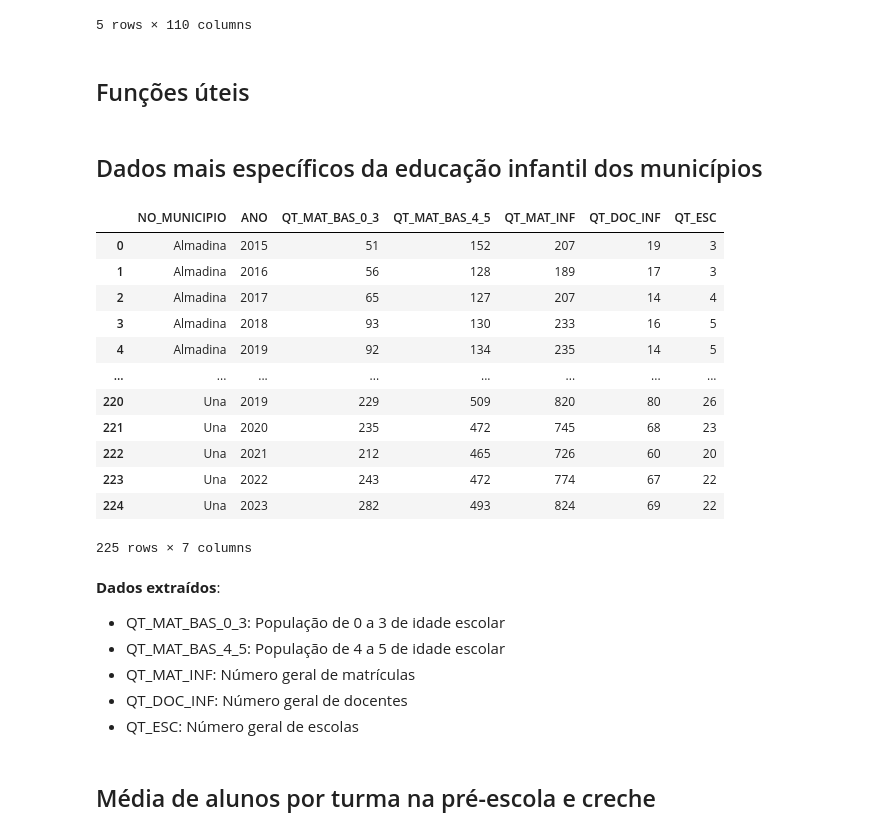
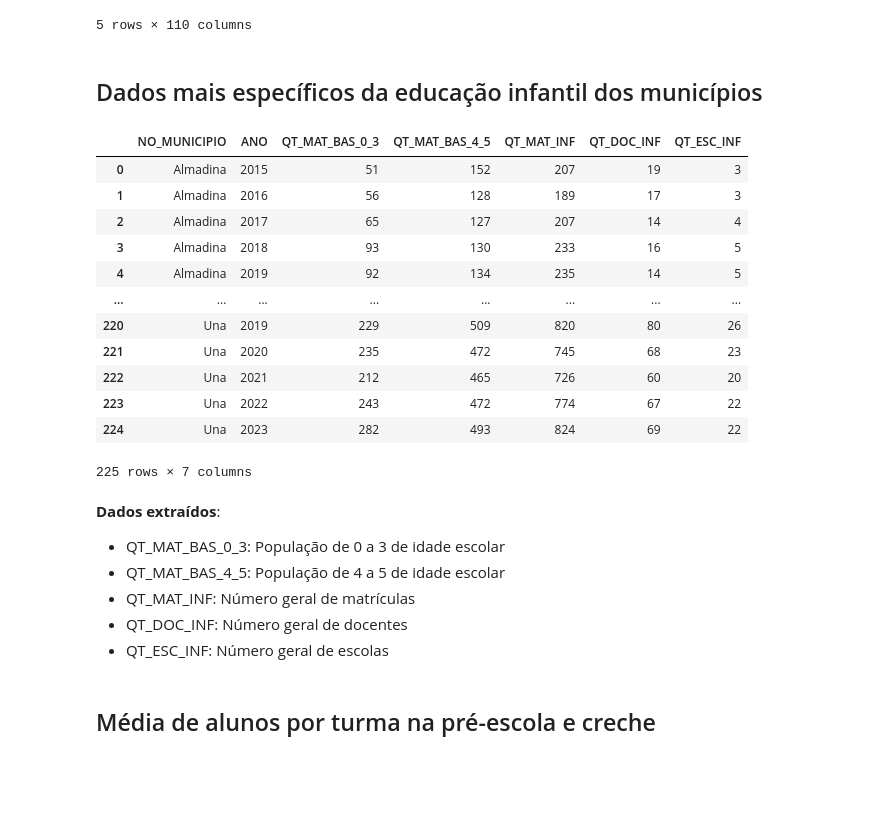
Before and after one commit to matheusssilva991/tj_educacao, a Jupyter notebook: src/tmp.ipynb, the cells around one changed output. Saved outputs shown, nothing was run; the diff lists cells and outputs as text; code cells hidden in the pictures; blank space fills up the shorter version.

```diff
--- a/src/tmp.ipynb
+++ b/src/tmp.ipynb
@@ -19,5 +25,3 @@ df.head()
 | 3 | Almadina | 2015 | Municipal | Não aplicável para escolas públicas | Rural | Escola não está em área de locali... | ... |
 | 4 | Almadina | 2015 | Municipal | Não aplicável para escolas públicas | Rural | Escola não está em área de locali... | ... |
 5 rows × 110 columns
-# %% [markdown]
-## Funções úteis
@@ -79,14 +30,14 @@ def get_prop_columns(df: pd.DataFrame, first_column: str, second_column: str) ->
 # %%
 columns = ['QT_MAT_BAS_0_3', 'QT_MAT_BAS_4_5', 'QT_MAT_INF', 'QT_DOC_INF']
 
 df_especifico = df[['NO_MUNICIPIO', 'ANO'] + columns].copy()
 df_especifico = replace_nao_aplicavel(df_especifico, columns)
-df_especifico['QT_ESC'] = df_especifico['QT_MAT_INF'].apply(lambda x: 1 if x > 0 else 0)
+df_especifico['QT_ESC_INF'] = df_especifico['QT_MAT_INF'].apply(lambda x: 1 if x > 0 else 0)
 
 df_especifico = df_especifico.groupby(by=["NO_MUNICIPIO", "ANO"], as_index=False).sum(numeric_only=True)
 df_especifico
 # %% [output]
-|  | NO_MUNICIPIO | ANO | QT_MAT_BAS_0_3 | QT_MAT_BAS_4_5 | QT_MAT_INF | QT_DOC_INF | QT_ESC |
+|  | NO_MUNICIPIO | ANO | QT_MAT_BAS_0_3 | QT_MAT_BAS_4_5 | QT_MAT_INF | QT_DOC_INF | QT_ESC_INF |
 | 0 | Almadina | 2015 | 51 | 152 | 207 | 19 | 3 |
 | 1 | Almadina | 2016 | 56 | 128 | 189 | 17 | 3 |
 | 2 | Almadina | 2017 | 65 | 127 | 207 | 14 | 4 |
@@ -106,7 +57,7 @@ __Dados extraídos__:
 - QT_MAT_BAS_4_5: População de 4 a 5 de idade escolar
 - QT_MAT_INF: Número geral de matrículas
 - QT_DOC_INF: Número geral de docentes
-- QT_ESC: Número geral de escolas
+- QT_ESC_INF: Número geral de escolas
 # %% [markdown]
 ## Média de alunos por turma na pré-escola e creche
 # %%
```
Also changed, not shown: parts of 15 cells of this notebook, 2 other files.
